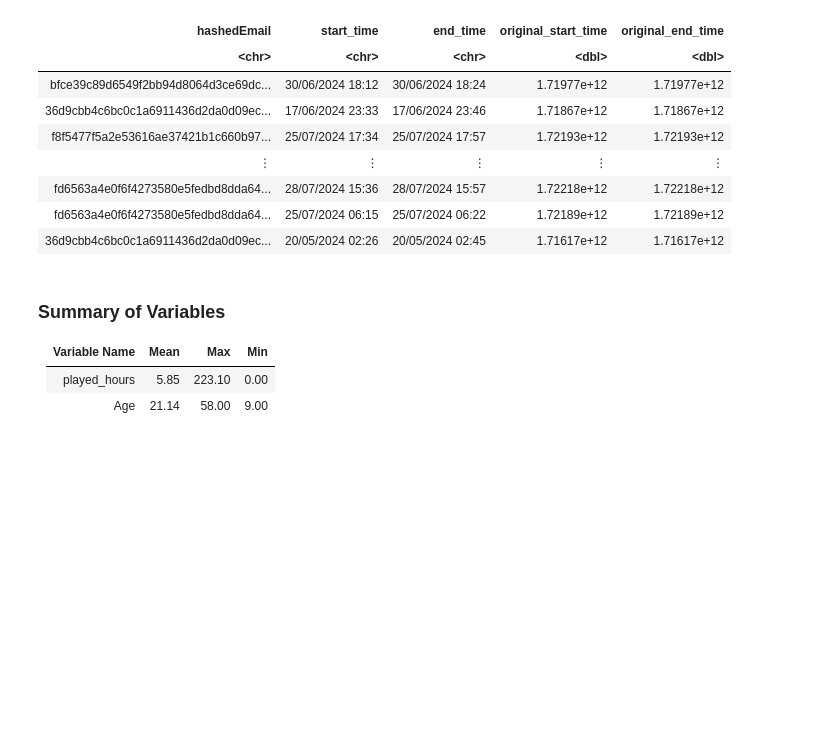
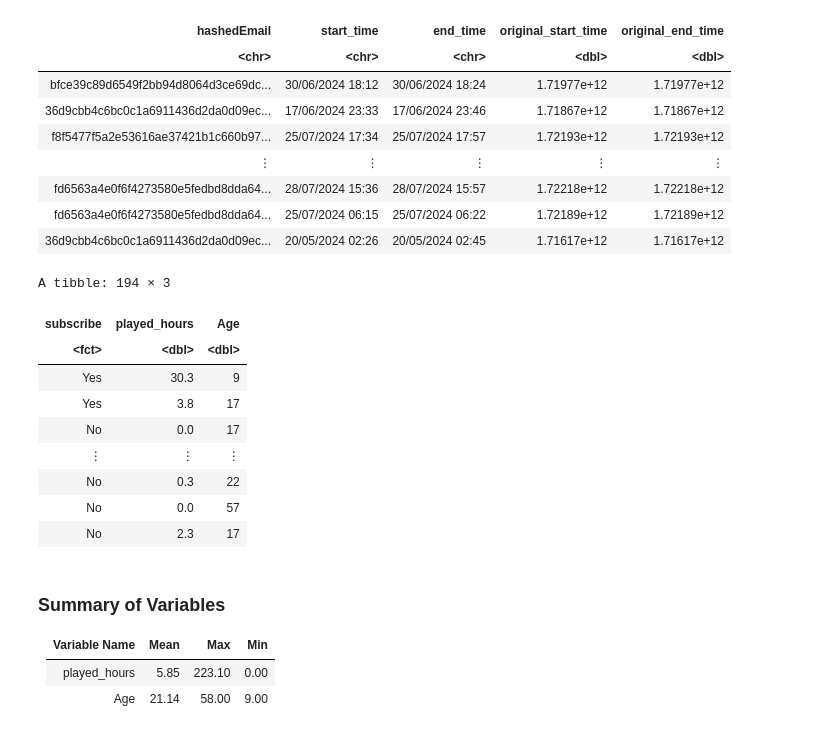
Before and after one commit to jvpmyn3/dsci_group_project, a Jupyter notebook: project.ipynb, the cells around one changed output. Cells and saved outputs as stored; diff of their text form; code cells hidden in the pictures; blank space fills up the shorter version.

```diff
--- a/project.ipynb
+++ b/project.ipynb
@@ -98,8 +116,21 @@ A spec_tbl_df: 1535 × 5
 # %%
 # select variables that will be used and filter out rows that have missing values
 players_tidy <- players |>
   select(subscribe, played_hours, Age) |>
-  filter(!is.na(Age))
+  filter(!is.na(Age)) |>
+  mutate(subscribe = factor(subscribe, levels = c(FALSE, TRUE), labels = c("No", "Yes")))
+players_tidy
+# %% [output]
+A tibble: 194 × 3
+| subscribe | played_hours | Age |
+| <fct> | <dbl> | <dbl> |
+| Yes | 30.3 | 9 |
+| Yes | 3.8 | 17 |
+| No | 0.0 | 17 |
+| ⋮ | ⋮ | ⋮ |
+| No | 0.3 | 22 |
+| No | 0.0 | 57 |
+| No | 2.3 | 17 |
 # %% [markdown]
 ### Summary of Variables
 | Variable Name | Mean | Max | Min|
```
Also changed, not shown: parts of 5 cells of this notebook.
